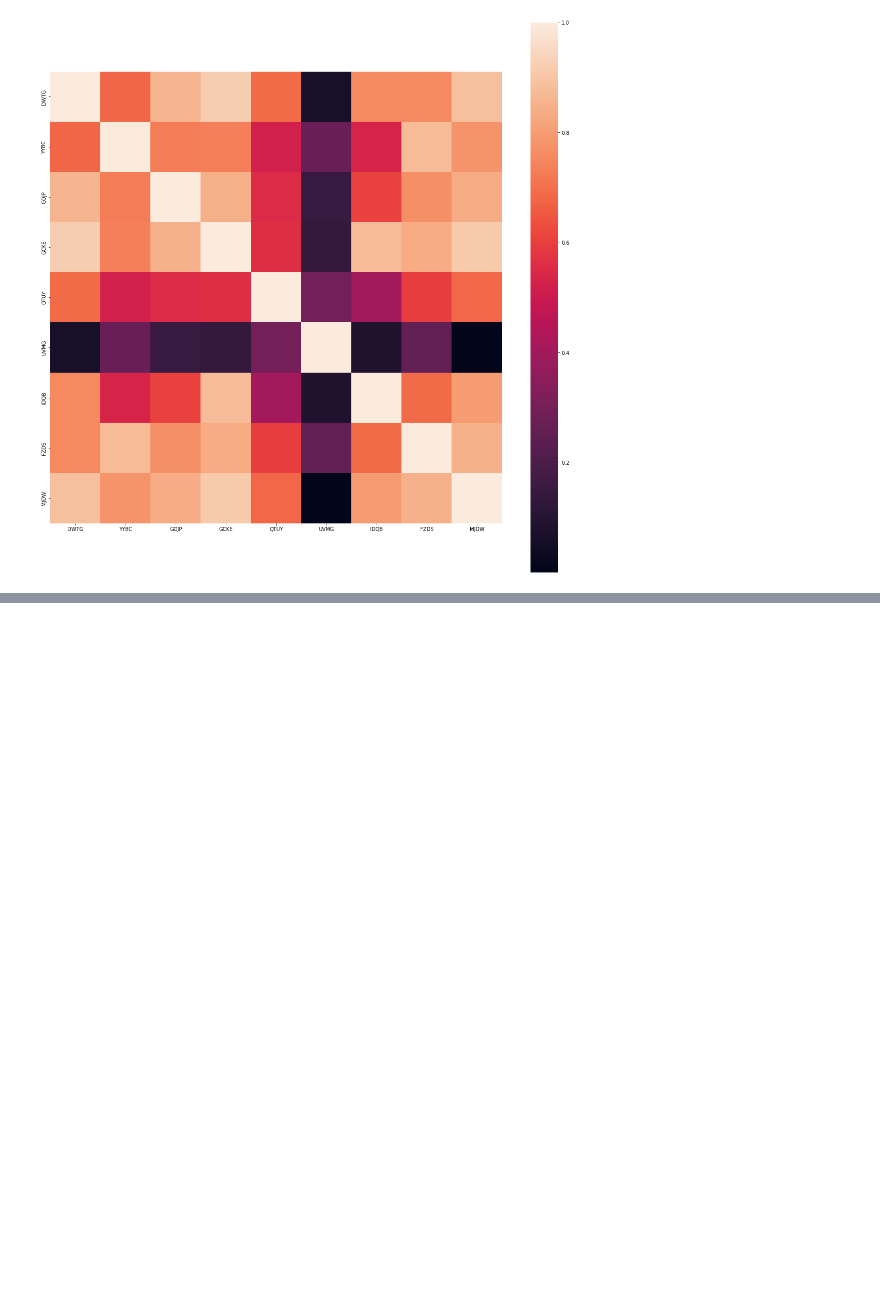
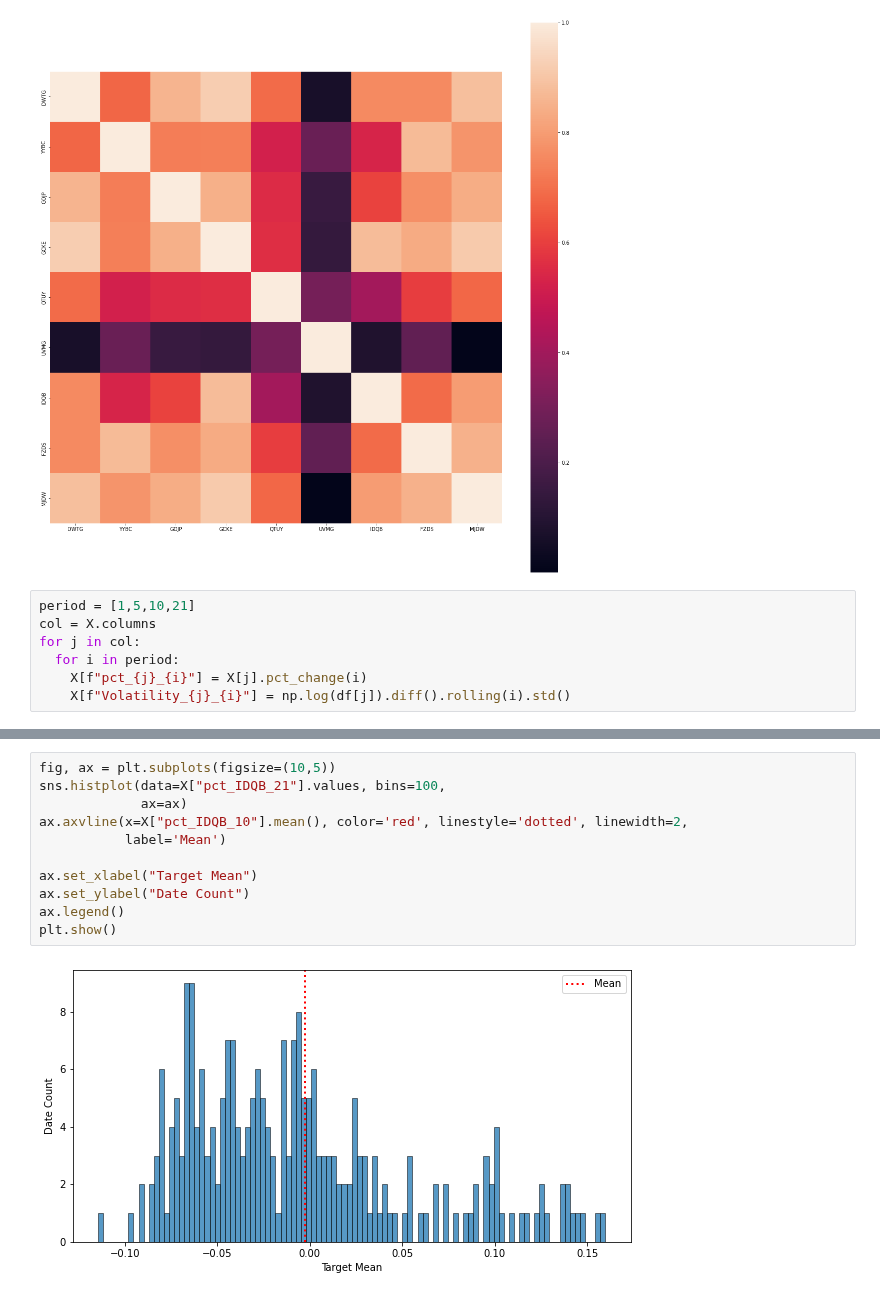
Before and after one commit to GariZabaleta/Brownian_motion, a Jupyter notebook: Brownian_Motion.ipynb, the cells around one changed output, grey strips where cells are left out. Drawn from its saved outputs; the diff is of its cells as text; blank space fills up the shorter version.

```diff
--- a/Brownian_Motion.ipynb
+++ b/Brownian_Motion.ipynb
@@ -278,3 +280,10 @@ sns.heatmap(corr_mat,square = True, ax = ax)
 # %% [output]
 <matplotlib.axes._subplots.AxesSubplot at 0x...>
 [figure]
+# %%
+period = [1,5,10,21]
+col = X.columns
+for j in col:
+  for i in period:
+    X[f"pct_{j}_{i}"] = X[j].pct_change(i)
+    X[f"Volatility_{j}_{i}"] = np.log(df[j]).diff().rolling(i).std()
@@ -280,0 +323,13 @@ sns.heatmap(corr_mat,square = True, ax = ax)
+# %%
+fig, ax = plt.subplots(figsize=(10,5))
+sns.histplot(data=X["pct_IDQB_21"].values, bins=100,
+             ax=ax)
+ax.axvline(x=X["pct_IDQB_10"].mean(), color='red', linestyle='dotted', linewidth=2,
+           label='Mean')
+
+ax.set_xlabel("Target Mean")
+ax.set_ylabel("Date Count")
+ax.legend()
+plt.show()
+# %% [output]
+[figure, added]
```
Also changed, not shown: parts of 6 cells of this notebook.
